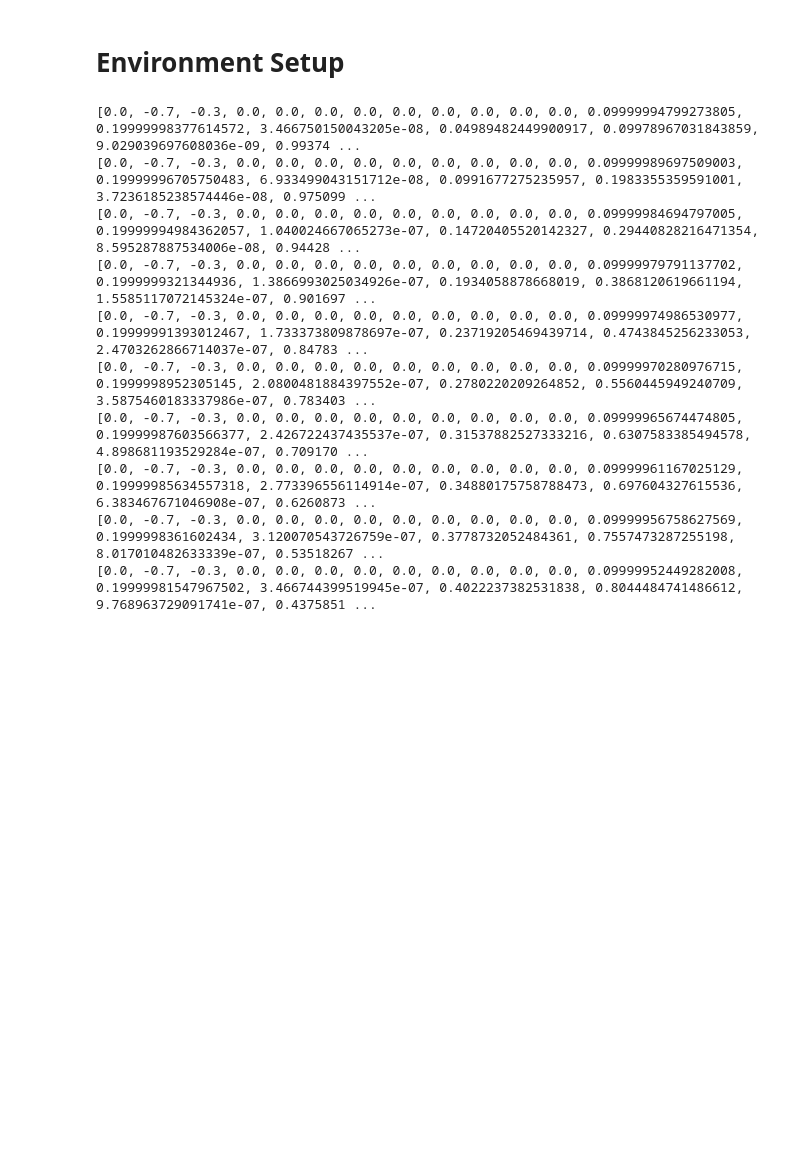
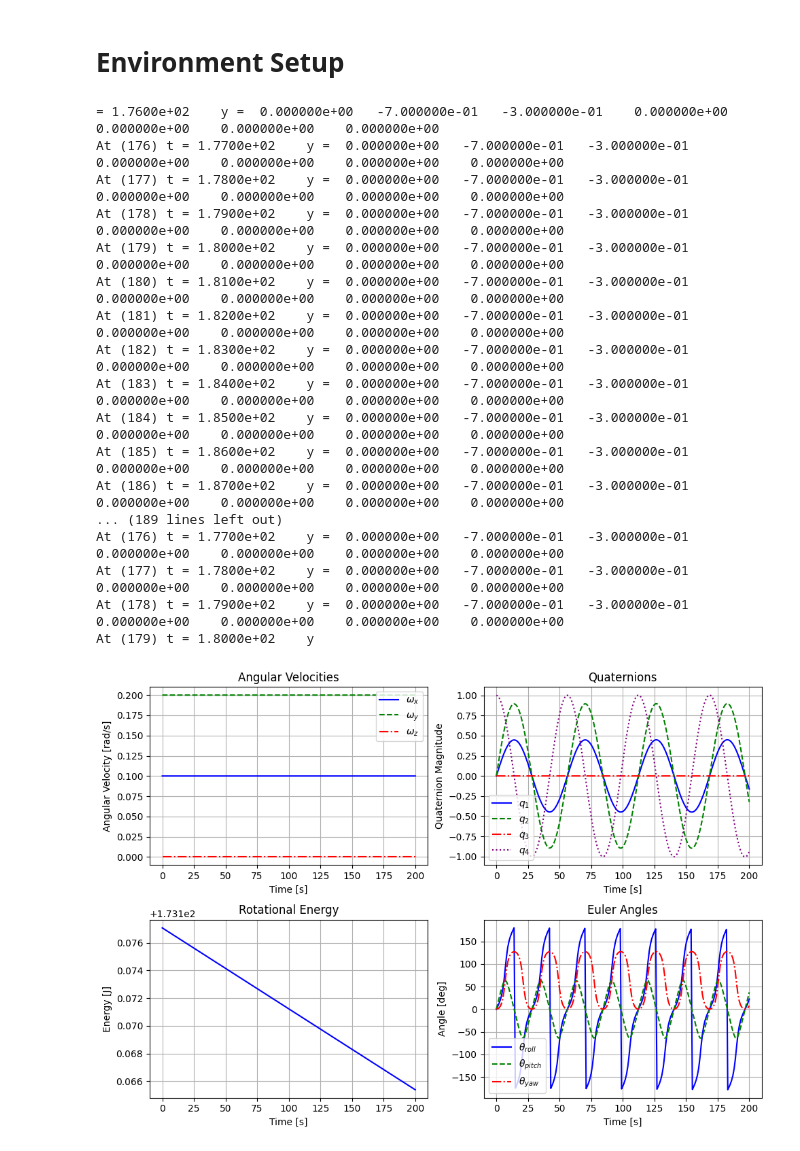
Before and after one commit to whitehole07/contactless-detumbling, a Jupyter notebook: train.ipynb, the cells around one changed output. Cells and saved outputs as stored; diff of their text form; code cells hidden in the pictures; blank space fills up the shorter version.

```diff
--- a/train.ipynb
+++ b/train.ipynb
@@ -112,22 +112,30 @@ env = Environment(
 t, step_ret = env.current_state()
 save_step(t, step_ret, attitude, arm)
 # %%
-while t < 10:
+while t < 200:
     t, step_ret = env.step(1, [0,0,0,0,0,0])
     save_step(t, step_ret, attitude, arm)
-    print(step_ret)
 # %% [output]
-[0.0, -0.7, -0.3, 0.0, 0.0, 0.0, 0.0, 0.0, 0.0, 0.0, 0.0, 0.0, 0.09999994799273805, 0.19999998377614572, 3.466750150043205e-08, 0.04989482449900917, 0.09978967031843859, 9.029039697608036e-09, 0.99374 ...
-[0.0, -0.7, -0.3, 0.0, 0.0, 0.0, 0.0, 0.0, 0.0, 0.0, 0.0, 0.0, 0.09999989697509003, 0.19999996705750483, 6.933499043151712e-08, 0.0991677275235957, 0.1983355359591001, 3.7236185238574446e-08, 0.975099 ...
-[0.0, -0.7, -0.3, 0.0, 0.0, 0.0, 0.0, 0.0, 0.0, 0.0, 0.0, 0.0, 0.09999984694797005, 0.19999994984362057, 1.040024667065273e-07, 0.14720405520142327, 0.29440828216471354, 8.595287887534006e-08, 0.94428 ...
-[0.0, -0.7, -0.3, 0.0, 0.0, 0.0, 0.0, 0.0, 0.0, 0.0, 0.0, 0.0, 0.09999979791137702, 0.1999999321344936, 1.3866993025034926e-07, 0.1934058878668019, 0.3868120619661194, 1.5585117072145324e-07, 0.901697 ...
-[0.0, -0.7, -0.3, 0.0, 0.0, 0.0, 0.0, 0.0, 0.0, 0.0, 0.0, 0.0, 0.09999974986530977, 0.19999991393012467, 1.733373809878697e-07, 0.23719205469439714, 0.4743845256233053, 2.4703262866714037e-07, 0.84783 ...
-[0.0, -0.7, -0.3, 0.0, 0.0, 0.0, 0.0, 0.0, 0.0, 0.0, 0.0, 0.0, 0.09999970280976715, 0.1999998952305145, 2.0800481884397552e-07, 0.2780220209264852, 0.5560445949240709, 3.5875460183337986e-07, 0.783403 ...
-[0.0, -0.7, -0.3, 0.0, 0.0, 0.0, 0.0, 0.0, 0.0, 0.0, 0.0, 0.0, 0.09999965674474805, 0.19999987603566377, 2.426722437435537e-07, 0.31537882527333216, 0.6307583385494578, 4.898681193529284e-07, 0.709170 ...
-[0.0, -0.7, -0.3, 0.0, 0.0, 0.0, 0.0, 0.0, 0.0, 0.0, 0.0, 0.0, 0.09999961167025129, 0.19999985634557318, 2.773396556114914e-07, 0.34880175758788473, 0.697604327615536, 6.383467671046908e-07, 0.6260873 ...
-[0.0, -0.7, -0.3, 0.0, 0.0, 0.0, 0.0, 0.0, 0.0, 0.0, 0.0, 0.0, 0.09999956758627569, 0.1999998361602434, 3.120070543726759e-07, 0.3778732052484361, 0.7557473287255198, 8.017010482633339e-07, 0.53518267 ...
-[0.0, -0.7, -0.3, 0.0, 0.0, 0.0, 0.0, 0.0, 0.0, 0.0, 0.0, 0.0, 0.09999952449282008, 0.19999981547967502, 3.466744399519945e-07, 0.4022237382531838, 0.8044484741486612, 9.768963729091741e-07, 0.4375851 ...
+= 1.7600e+02    y =  0.000000e+00   -7.000000e-01   -3.000000e-01    0.000000e+00    0.000000e+00    0.000000e+00    0.000000e+00
+At (176) t = 1.7700e+02    y =  0.000000e+00   -7.000000e-01   -3.000000e-01    0.000000e+00    0.000000e+00    0.000000e+00    0.000000e+00
+At (177) t = 1.7800e+02    y =  0.000000e+00   -7.000000e-01   -3.000000e-01    0.000000e+00    0.000000e+00    0.000000e+00    0.000000e+00
+At (178) t = 1.7900e+02    y =  0.000000e+00   -7.000000e-01   -3.000000e-01    0.000000e+00    0.000000e+00    0.000000e+00    0.000000e+00
+At (179) t = 1.8000e+02    y =  0.000000e+00   -7.000000e-01   -3.000000e-01    0.000000e+00    0.000000e+00    0.000000e+00    0.000000e+00
+At (180) t = 1.8100e+02    y =  0.000000e+00   -7.000000e-01   -3.000000e-01    0.000000e+00    0.000000e+00    0.000000e+00    0.000000e+00
+At (181) t = 1.8200e+02    y =  0.000000e+00   -7.000000e-01   -3.000000e-01    0.000000e+00    0.000000e+00    0.000000e+00    0.000000e+00
+At (182) t = 1.8300e+02    y =  0.000000e+00   -7.000000e-01   -3.000000e-01    0.000000e+00    0.000000e+00    0.000000e+00    0.000000e+00
+At (183) t = 1.8400e+02    y =  0.000000e+00   -7.000000e-01   -3.000000e-01    0.000000e+00    0.000000e+00    0.000000e+00    0.000000e+00
+At (184) t = 1.8500e+02    y =  0.000000e+00   -7.000000e-01   -3.000000e-01    0.000000e+00    0.000000e+00    0.000000e+00    0.000000e+00
+At (185) t = 1.8600e+02    y =  0.000000e+00   -7.000000e-01   -3.000000e-01    0.000000e+00    0.000000e+00    0.000000e+00    0.000000e+00
+At (186) t = 1.8700e+02    y =  0.000000e+00   -7.000000e-01   -3.000000e-01    0.000000e+00    0.000000e+00    0.000000e+00    0.000000e+00
+... (189 lines left out)
+At (176) t = 1.7700e+02    y =  0.000000e+00   -7.000000e-01   -3.000000e-01    0.000000e+00    0.000000e+00    0.000000e+00    0.000000e+00
+At (177) t = 1.7800e+02    y =  0.000000e+00   -7.000000e-01   -3.000000e-01    0.000000e+00    0.000000e+00    0.000000e+00    0.000000e+00
+At (178) t = 1.7900e+02    y =  0.000000e+00   -7.000000e-01   -3.000000e-01    0.000000e+00    0.000000e+00    0.000000e+00    0.000000e+00
+At (179) t = 1.8000e+02    y
 # %%
-# attitude.plot(["angular_velocity", "quaternions", "energy", "euler_angles"])
+attitude.plot(["angular_velocity", "quaternions", "energy", "euler_angles"])
+# %% [output]
+[figure, added]
 # %%
 arm.plot()
```
Also changed, not shown: parts of 2 cells of this notebook, 1 other file.
